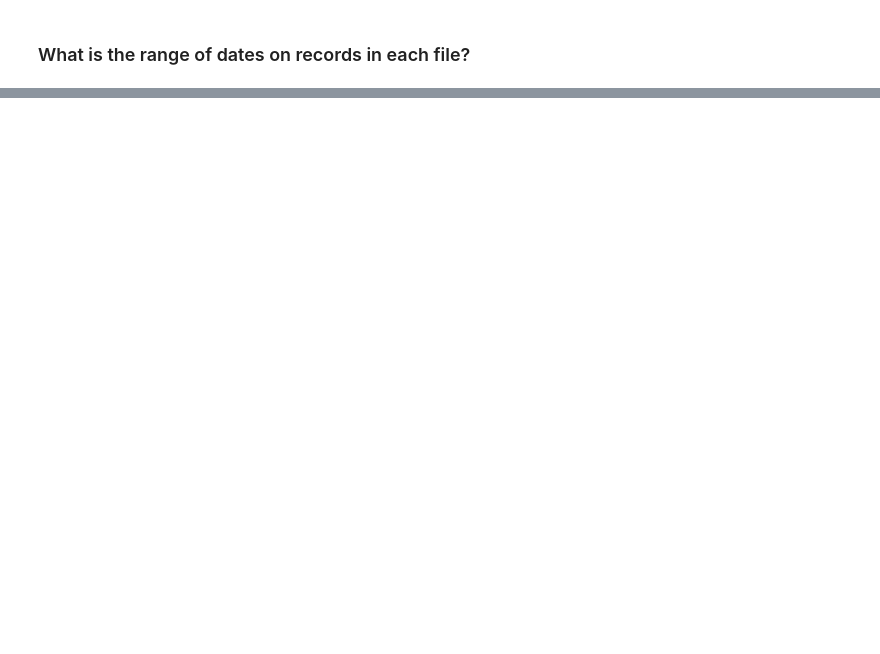
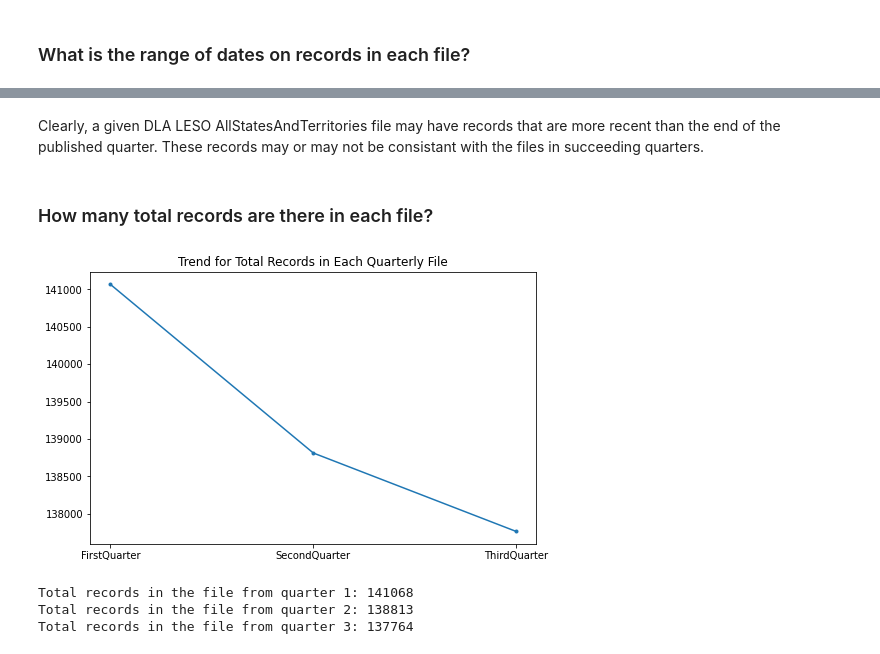
Before and after one commit to barbh1307/merge_DLA_LESO_data, a Jupyter notebook: notebooks/ExploreOriginalFiles/Inconsistancies_AllStatesAndTerritories.ipynb, the cells around one changed output, grey strips where cells are left out. Drawn from its saved outputs; the diff is of its cells as text; code cells hidden in the pictures; blank space fills up the shorter version.

```diff
--- a/notebooks/ExploreOriginalFiles/Inconsistancies_AllStatesAndTerritories.ipynb
+++ b/notebooks/ExploreOriginalFiles/Inconsistancies_AllStatesAndTerritories.ipynb
@@ -194,0 +111,25 @@ ax = month_compare_noncontrolled.plot.bar(rot=90,figsize=(18,9))
+# %% [markdown]
+Clearly, a given DLA LESO AllStatesAndTerritories file may have records that are more recent than the end of the published quarter. These records may or may not be consistant with the files in succeeding quarters.
+# %% [markdown]
+### How many total records are there in each file?
+# %%
+#    Explore total records in each file
+ax = pd.Series({'FirstQuarter': file_quarters_dict['transfers1'][0].shape[0],
+                'SecondQuarter': file_quarters_dict['transfers2'][0].shape[0],
+                'ThirdQuarter': file_quarters_dict['transfers3'][0].shape[0]}).\
+        plot(figsize=(8,5), xticks=(range(3)), style='.-',
+             title="Trend for Total Records in Each Quarterly File")
+# %% [output]
+[figure, added]
+# %%
+#    Commentary
+trans1_record_count = int(file_quarters_dict['transfers1'][0].shape[0])
+trans2_record_count = int(file_quarters_dict['transfers2'][0].shape[0])
+trans3_record_count = int(file_quarters_dict['transfers3'][0].shape[0])
+print('Total records in the file from quarter 1:',trans1_record_count)
+print('Total records in the file from quarter 2:',trans2_record_count)
+print('Total records in the file from quarter 3:',trans3_record_count)
+# %% [output]
+Total records in the file from quarter 1: 141068
+Total records in the file from quarter 2: 138813
+Total records in the file from quarter 3: 137764
```
Also changed, not shown: parts of 45 cells of this notebook, 1 other file.
